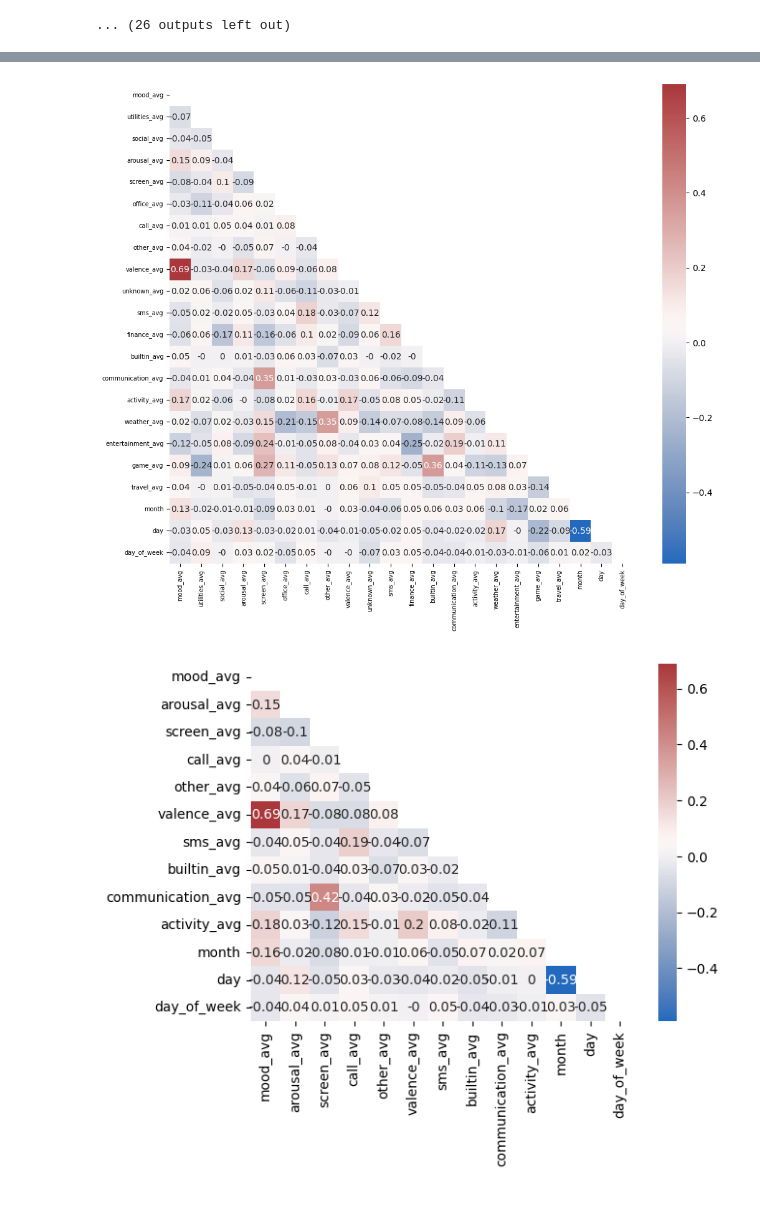
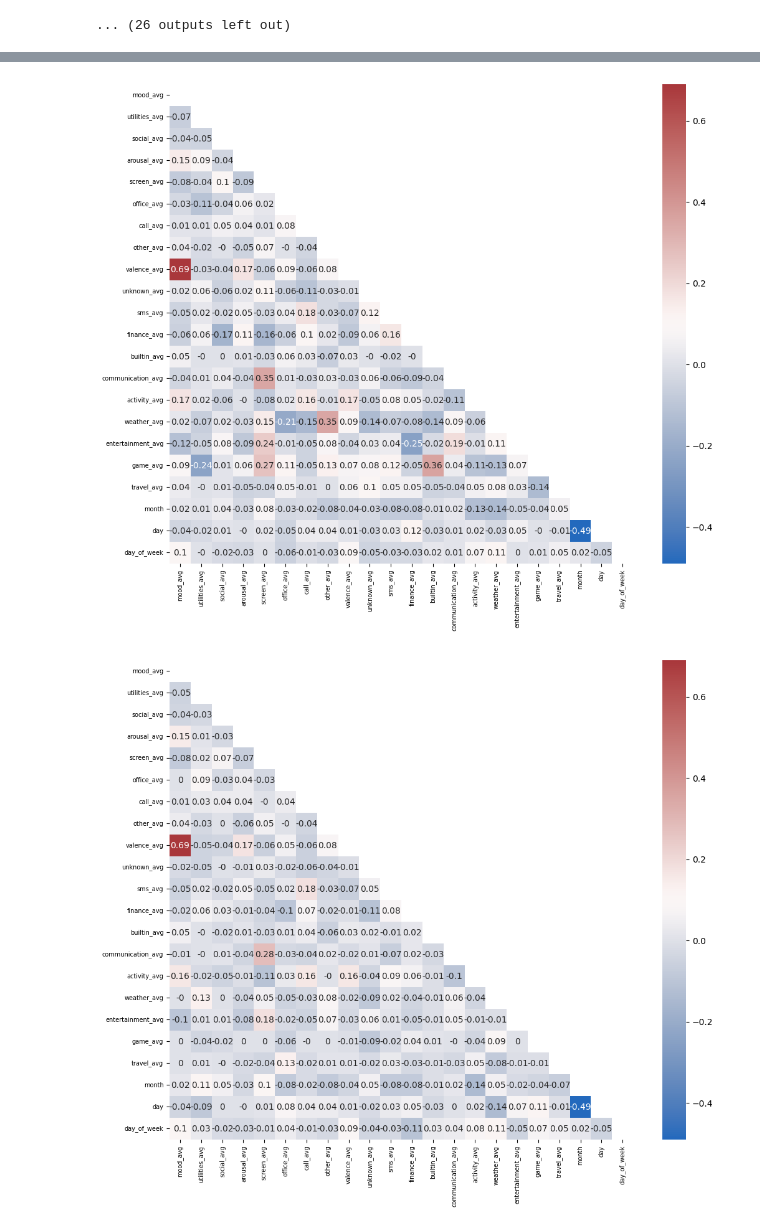
Before and after one commit to Zainab-am/Data-Mining-For-The-Girls, a Jupyter notebook: data_prep.ipynb, the cells around one changed output, grey strips where cells are left out. Cells and saved outputs as stored; diff of their text form; code cells hidden in the pictures; blank space fills up the shorter version.

Commit message:
nieuwe data met avg per dag en niet per id wat we eerst hadden en filled nans op 2 manieren

```diff
--- a/data_prep.ipynb
+++ b/data_prep.ipynb
@@ -209,25 +215,13 @@ merged
 1268 rows × 22 columns
 # %%
-merged = pd.read_csv("data/merged.csv")
-feature_merged = merged.loc[:, merged.columns != 'mood_avg']
-# feature_merged.to_csv("data/feature_merged.csv", index=False)
+merged = pd.read_csv("data_new/merged.csv")
+merged_next = pd.read_csv("data_new/merged_next.csv")
+feature_merged = merged_next.loc[:, merged_next.columns != 'mood_avg_next']
 
-merged_select = pd.read_csv("data/merged_select.csv")
-feature_merged_select = merged_select.loc[:, merged_select.columns != 'mood_avg']
-# feature_merged_select.to_csv("data/feature_merged_select.csv", index=False)
+merged_sans_nans_1 = pd.read_csv("data_new/merged_sans_nans_1.csv")
+merged_sans_nans_1_next = pd.read_csv("data_new/merged_sans_nans_1_next.csv")
+feature_merged_sans_nans_1 = merged_sans_nans_1_next.loc[:, merged_sans_nans_1_next.columns != 'mood_avg_next']
 
-merged_sans_nans = pd.read_csv("data/merged_sans_nans.csv")
-feature_merged_sans_nans = merged_sans_nans.loc[:, merged_sans_nans.columns != 'mood_avg']
-# feature_merged_sans_nans.to_csv("data/feature_merged_sans_nans.csv", index=False)
-
-
-# merged_sans_nans = merged.groupby("id", as_index=False).apply(lambda group: group.ffill().bfill())
-# merged_sans_nans.to_csv("data/merged_sans_nans.csv", index=False)
-
-# merged.isnull().sum() # n row is 1268 -> only use features that have <200 nans over 5 months
-
-# merged = merged.loc[:, ['id' , "mood_avg", 'arousal_avg', "screen_avg", "call_avg", "other_avg", "valence_avg", "sms_avg", "builtin_avg", "communication_avg", "activity_avg", "month", "day", "day_of_week"]]
-# merged.dropna(subset = ['id' , "mood_avg", 'arousal_avg', "screen_avg", "call_avg", "other_avg", "valence_avg", "sms_avg", "builtin_avg", "communication_avg", "activity_avg", "month", "day", "day_of_week"], inplace=True)
-# merged = merged.set_index(["id"])
-# merged
-# merged.to_csv("data/merged_select.csv")
+merged_sans_nans_2 = pd.read_csv("data_new/merged_sans_nans_2.csv")
+merged_sans_nans_2_next = pd.read_csv("data_new/merged_sans_nans_2_next.csv")
+feature_merged_sans_nans_2 = merged_sans_nans_2_next.loc[:, merged_sans_nans_2_next.columns != 'mood_avg_next']
@@ -246,8 +321,8 @@ import numpy as np
 fig, ax = plt.subplots(figsize=(12, 10))
 
 mat = merged.iloc[: , 2:].corr().round(2)
-mat2 = merged_select.iloc[: , 1:].corr().round(2)
-mat3 = merged_sans_nans.iloc[: , 2:].corr().round(2)
+mat2 = merged_sans_nans_1.iloc[: , 2:].corr().round(2)
+mat3 = merged_sans_nans_2.iloc[: , 2:].corr().round(2)
 
 mask = np.triu(np.ones_like(mat, dtype=bool))
 mask2 = np.triu(np.ones_like(mat2, dtype=bool))
@@ -260,12 +335,16 @@ plt.yticks(fontsize = 7)
 sns.heatmap(mat, annot=True, cmap="vlag", mask=mask)
 plt.show()
 # %% [output]
-[figure, old version]
+[figure, new version]
 # %%
-# with select features
+# sans nans 1 (interpolate)
+fig, ax = plt.subplots(figsize=(12, 10))
+plt.xticks(fontsize = 7)
+plt.yticks(fontsize = 7)
+
 sns.heatmap(mat2, annot=True, cmap = "vlag", mask=mask2)
 
 plt.show()
 # %% [output]
-[figure, old version]
+[figure, new version]
 # %%
```
Also changed, not shown: parts of 13 cells of this notebook, 7 other files.
